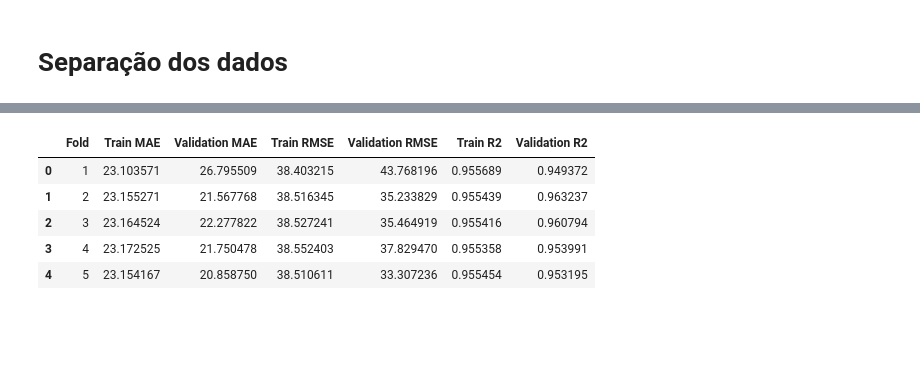
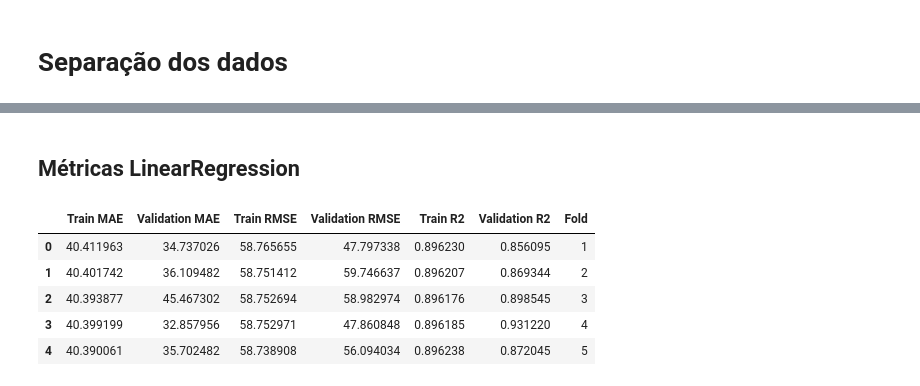
Before and after one commit to igao01/ds_bike_sharing, a Jupyter notebook: notebooks/04_feature engineering.ipynb, the cells around one changed output, grey strips where cells are left out. Drawn from its saved outputs; the diff is of its cells as text; code cells hidden in the pictures; blank space fills up the shorter version.

```diff
--- a/notebooks/04_feature engineering.ipynb
+++ b/notebooks/04_feature engineering.ipynb
@@ -39,0 +29,2 @@ Essa análise será utilizada como referência para avaliar uma versão mais enx
+# %%
+df['period'] = df['hour'].apply(lambda hour: 0 if 6 <= hour <= 18 else 1)
@@ -39,0 +55,3 @@ Essa análise será utilizada como referência para avaliar uma versão mais enx
+# %%
+df_sim_real = df.iloc[-72:]
+df = df.iloc[:-72]
@@ -40,4 +60,11 @@ Essa análise será utilizada como referência para avaliar uma versão mais enx
 # %%
-df_ml = df[['instant', 'working_day', 'feeling_temp', 'lag_1', 'lag_168', 'lag_24', 'hour', 'rolling_median_6', 'cnt']]
+df_ml = df[
+    NUMERIC_COLUMNS
+    +CATEGORICAL_COLUMNS
+    +TO_NORMALIZE_BY_ROBUST
+    +TO_ENCODE_FEATURES_BY_DUMMY
+    +[TARGET_COLUMN]
+]
+
 df_ml.head()
 # %% [output]
@@ -70,8 +170,11 @@ Esses resultados indicam uma redução dos sinais de overfitting observados ante
 # %%
 from sklearn.base import clone
+from sklearn.ensemble import RandomForestRegressor
+from sklearn.metrics import mean_absolute_error, mean_squared_error, mean_absolute_percentage_error, r2_score
 
 SEED = 42
 
+# VALIDACÃO DO MODELO
 def evaluate_train_validation(model, X):
     train_validation_metrics = []
 
@@ -80,20 +183,12 @@ def evaluate_train_validation(model, X):
         y_train, y_test = y.iloc[train_index], y.iloc[test_index]
 
         model_fold = clone(model)
-        model_fold.fit(X_train, y_train)
 
-        y_train_pred = model_fold.predict(X_train)
-        y_test_pred = model_fold.predict(X_test)
+        metrics = fit_model(model_fold, X_train, y_train, X_test, y_test)
 
-        train_validation_metrics.append({
-            'Fold': fold,
-            'Train MAE': mean_absolute_error(y_train, y_train_pred),
-            'Validation MAE': mean_absolute_error(y_test, y_test_pred),
-            'Train RMSE': mean_squared_error(y_train, y_train_pred) ** 0.5,
-            'Validation RMSE': mean_squared_error(y_test, y_test_pred) ** 0.5,
-            'Train R2': r2_score(y_train, y_train_pred),
-            'Validation R2': r2_score(y_test, y_test_pred)
-        })
+        metrics['Fold'] = fold
+
+        train_validation_metrics.append(metrics)
 
     train_validation_df = pd.DataFrame(train_validation_metrics)
 
@@ -222,22 +341,17 @@ for parameter in parameters:
+# %% [markdown]
+## Métricas LinearRegression
 # %%
-rf_grid = RandomForestRegressor(
-    n_estimators=100,
-    max_depth=10,
-    min_samples_split=48,
-    min_samples_leaf=6,
-    random_state=SEED,
-    n_jobs=6
-)
+lr = LinearRegression(n_jobs=6)
 
-df_result_grid = evaluate_train_validation(rf_grid, X)
+df_result_grid = evaluate_train_validation(lr, X)
 df_result_grid
 # %% [output]
-|  | Fold | Train MAE | Validation MAE | Train RMSE | Validation RMSE | Train R2 | Validation R2 |
-| 0 | 1 | 23.103571 | 26.795509 | 38.403215 | 43.768196 | 0.955689 | 0.949372 |
-| 1 | 2 | 23.155271 | 21.567768 | 38.516345 | 35.233829 | 0.955439 | 0.963237 |
-| 2 | 3 | 23.164524 | 22.277822 | 38.527241 | 35.464919 | 0.955416 | 0.960794 |
-| 3 | 4 | 23.172525 | 21.750478 | 38.552403 | 37.829470 | 0.955358 | 0.953991 |
-| 4 | 5 | 23.154167 | 20.858750 | 38.510611 | 33.307236 | 0.955454 | 0.953195 |
+|  | Train MAE | Validation MAE | Train RMSE | Validation RMSE | Train R2 | Validation R2 | Fold |
+| 0 | 40.411963 | 34.737026 | 58.765655 | 47.797338 | 0.896230 | 0.856095 | 1 |
+| 1 | 40.401742 | 36.109482 | 58.751412 | 59.746637 | 0.896207 | 0.869344 | 2 |
+| 2 | 40.393877 | 45.467302 | 58.752694 | 58.982974 | 0.896176 | 0.898545 | 3 |
+| 3 | 40.399199 | 32.857956 | 58.752971 | 47.860848 | 0.896185 | 0.931220 | 4 |
+| 4 | 40.390061 | 35.702482 | 58.738908 | 56.094034 | 0.896238 | 0.872045 | 5 |
 # %%
 df_result_grid.mean()
 # %% [output]
```
Also changed, not shown: parts of 67 cells of this notebook, 3 other files.
